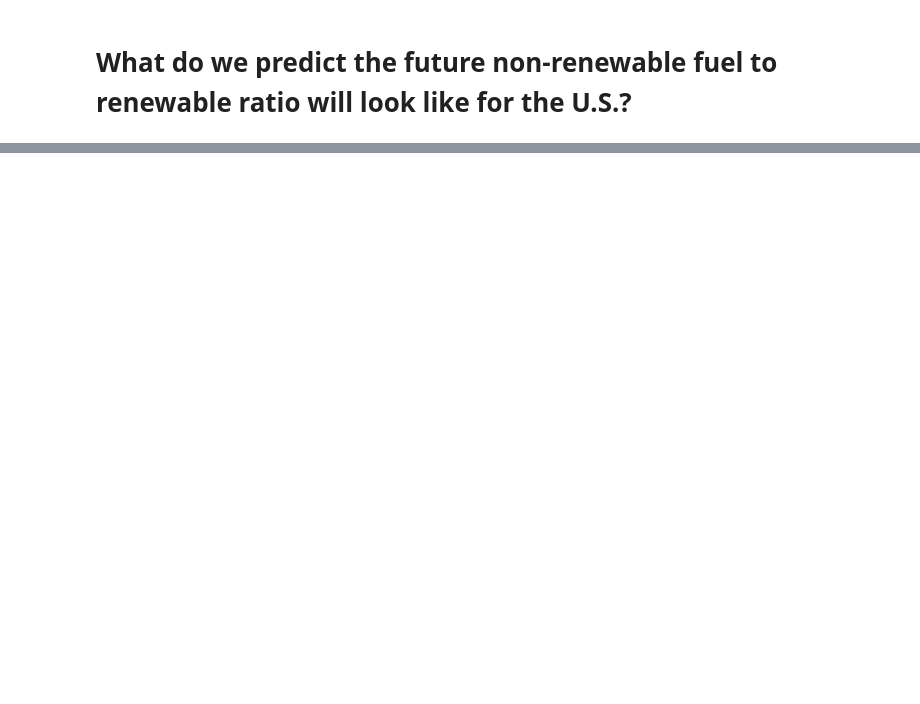
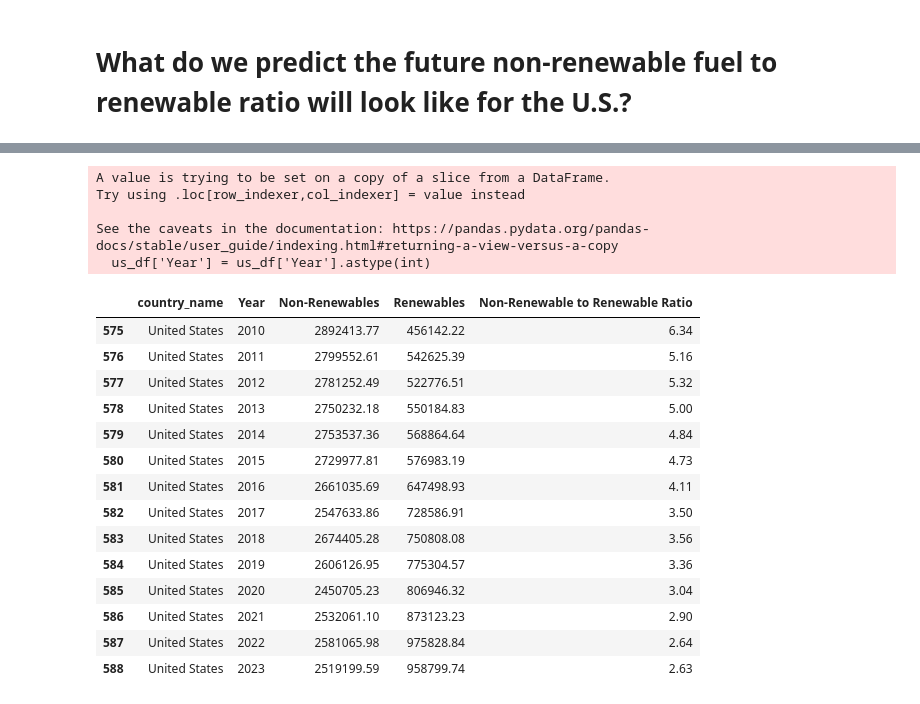
Before and after one commit to bburwinkel0721/Electric-Production, a Jupyter notebook: electricity_anaylsis.ipynb, the cells around one changed output, grey strips where cells are left out. Cells and saved outputs as stored; diff of their text form; code cells hidden in the pictures; blank space fills up the shorter version.

```diff
--- a/electricity_anaylsis.ipynb
+++ b/electricity_anaylsis.ipynb
@@ -394,2 +514,13 @@ monthly_averages_2023
 # %% [markdown]
 # What do we predict the future non-renewable fuel to renewable ratio will look like for the U.S.?
+# %%
+# Create groupby for fossil and renewable based on country and year
+fossil_grouped_by_country_year = main_df.groupby(['country_name','Year'])['Non-Renewables'].sum()
+renew_grouped_by_country_year = main_df.groupby(['country_name','Year'])['Total Renewables'].sum()
+
+pd.set_option('display.float_format', lambda x: '%.2f' % x)
+
+# renewables_grouped_by_country_year = main_df.groupby(['country_name','Year'])['Total Renewables'].sum()
+fossil_renew_grouped_by_country_year = pd.DataFrame({'Non-Renewables' : fossil_grouped_by_country_year,
+                                                     'Renewables': renew_grouped_by_country_year})
+fossil_renew_grouped_by_country_year
@@ -395,0 +563,26 @@ monthly_averages_2023
+# %%
+# Find the Ratio for the United States
+us_df = fossil_renew_grouped_by_country_year[fossil_renew_grouped_by_country_year['country_name']== 'United States']
+us_df['Year'] = us_df['Year'].astype(int)
+us_df
+# %% [output]
+A value is trying to be set on a copy of a slice from a DataFrame.
+Try using .loc[row_indexer,col_indexer] = value instead
+
+See the caveats in the documentation: https://pandas.pydata.org/pandas-docs/stable/user_guide/indexing.html#returning-a-view-versus-a-copy
+  us_df['Year'] = us_df['Year'].astype(int)
+|  | country_name | Year | Non-Renewables | Renewables | Non-Renewable to Renewable Ratio |
+| 575 | United States | 2010 | 2892413.77 | 456142.22 | 6.34 |
+| 576 | United States | 2011 | 2799552.61 | 542625.39 | 5.16 |
+| 577 | United States | 2012 | 2781252.49 | 522776.51 | 5.32 |
+| 578 | United States | 2013 | 2750232.18 | 550184.83 | 5.00 |
+| 579 | United States | 2014 | 2753537.36 | 568864.64 | 4.84 |
+| 580 | United States | 2015 | 2729977.81 | 576983.19 | 4.73 |
+| 581 | United States | 2016 | 2661035.69 | 647498.93 | 4.11 |
+| 582 | United States | 2017 | 2547633.86 | 728586.91 | 3.50 |
+| 583 | United States | 2018 | 2674405.28 | 750808.08 | 3.56 |
+| 584 | United States | 2019 | 2606126.95 | 775304.57 | 3.36 |
+| 585 | United States | 2020 | 2450705.23 | 806946.32 | 3.04 |
+| 586 | United States | 2021 | 2532061.10 | 873123.23 | 2.90 |
+| 587 | United States | 2022 | 2581065.98 | 975828.84 | 2.64 |
+| 588 | United States | 2023 | 2519199.59 | 958799.74 | 2.63 |
```
Also changed, not shown: parts of 13 cells of this notebook, 3 other files.
